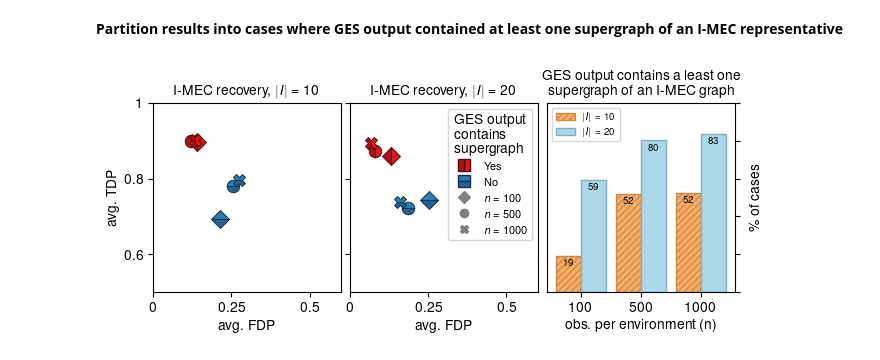
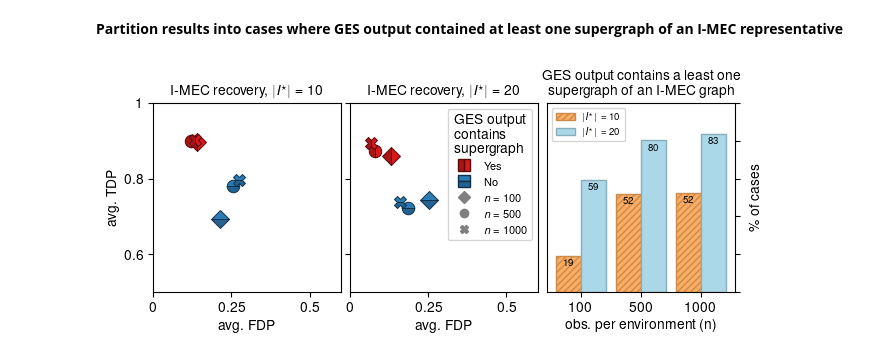
Before and after one commit to juangamella/ut-lvce-paper, a Jupyter notebook: figures_comparisons.ipynb, the cells around one changed output. Drawn from its saved outputs; the diff is of its cells as text; code cells hidden in the pictures.

```diff
--- a/figures_comparisons.ipynb
+++ b/figures_comparisons.ipynb
@@ -534,7 +532,7 @@ I = 10
 plt.subplot(gs[0])
 ax = plt.gca()
 plot_roc_bin(ax, values_hs_yes[I], values_hs_no[I], label_y=True, xticks=xticks,legend=None)#((-0.25,1),1))
-ax.set_title("I-MEC recovery, $|I|=%d$" % I, size=10)
+ax.set_title("I-MEC recovery, $|I^\star|=%d$" % I, size=10)
 ax.set_xlim(xlim)
 ax.set_ylim(0.5, 1)
 
@@ -543,7 +541,7 @@ I = 20
 plt.subplot(gs[1])
 ax = plt.gca()
 plot_roc_bin(ax, values_hs_yes[I], values_hs_no[I], label_y=False, xticks=xticks,legend=((1,1),1))#None)
-ax.set_title("I-MEC recovery, $|I|=%d$" % I, size=10)
+ax.set_title("I-MEC recovery, $|I^\star|=%d$" % I, size=10)
 ax.set_xlim(xlim)
 ax.set_ylim(0.5, 1)
 
@@ -562,32 +560,32 @@ cb = [colorsa[i] for i in [1,3]]
 hatch = ['/////', None] # / , \\ , | , - , + , x, o, O, ., *
 for size_I, dict_I in supergraphs.items():
     if size_I not in Is_to_plot:
         continue
     ns_freq = sorted(zip(dict_I.keys(), [(counts > 0).sum() for counts in dict_I.values()]))
     Ns = [n for n,_ in ns_freq]
     freqs = np.array([f / total_cases for _,f in ns_freq]) * 100
 
     x = np.arange(len(Ns)) + dev*j
-    ax.bar(x, freqs, width=dev, label="$|I|=%d$" % size_I, color=c[j], edgecolor=cb[j], hatch=hatch[j])
+    ax.bar(x, freqs, width=dev, label="$|I^\star|=%d$" % size_I, color=c[j], edgecolor=cb[j], hatch=hatch[j])
 
     for i,freq in enumerate(freqs):
         ax.text(i+dev*j,freq-5,("%d" % (freq)), ha='center',size=7)
 
     j += 1
 ax.set_xticks(np.arange(len(Ns)) + dev / 2)
 ax.set_xticklabels(Ns)
 ax.set_ylim(0,100)
 ax.set_title("GES output contains a least one\nsupergraph of an I-MEC graph", size=10)
 ax.set_ylabel("\% of cases")
 ax.set_xlabel("obs. per environment (n)")
 ax.yaxis.tick_right()
 ax.set_yticklabels([])
 ax.yaxis.set_label_position("right")
 ax.legend(ncol=1, prop={'size': 7})
 
 
 filename = "figure_ges_binning.pdf"
 if filename is not None:
     plt.savefig("figures/%s" % filename, bbox_inches='tight')
 # %% [output]
-[figure, old version]
+[figure, new version]
```
Also changed, not shown: parts of 13 cells of this notebook.
